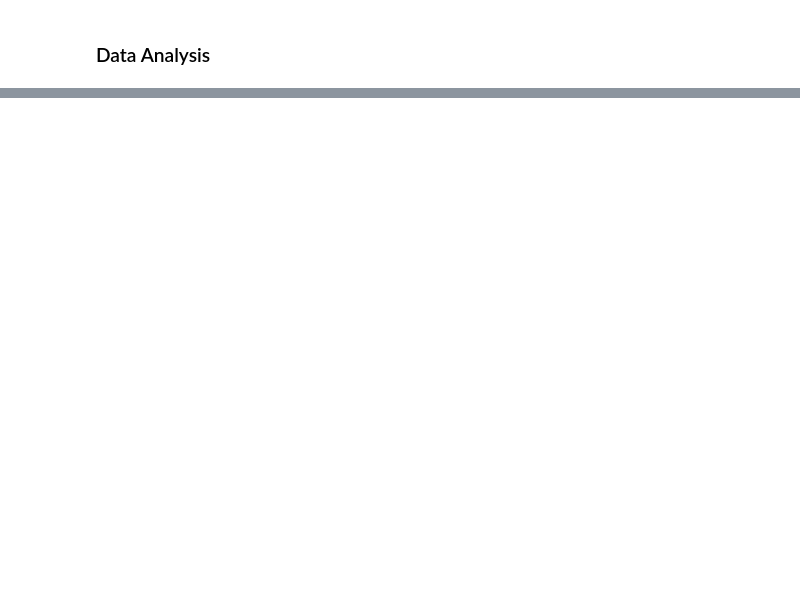
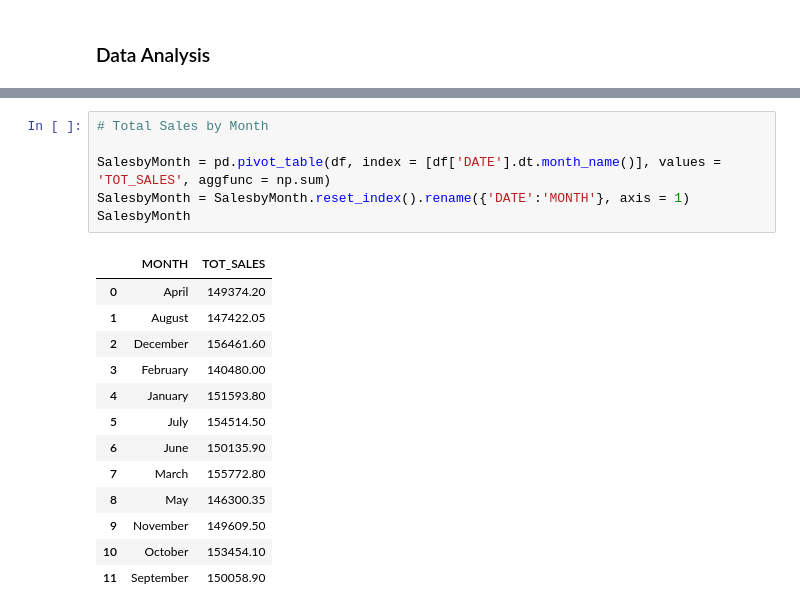
Before and after one commit to mGurjar187/Forage---Quantium-Data-Analytics-Project, a Jupyter notebook: Quantium EDA.ipynb, the cells around one changed output, grey strips where cells are left out. Cells and saved outputs as stored; diff of their text form; blank space fills up the shorter version.

```diff
--- a/Quantium EDA.ipynb
+++ b/Quantium EDA.ipynb
@@ -403,0 +423,20 @@ df.to_csv('Clean_QV_Data.csv', index=False)
+# %%
+# Total Sales by Month
+
+SalesbyMonth = pd.pivot_table(df, index = [df['DATE'].dt.month_name()], values = 'TOT_SALES', aggfunc = np.sum)
+SalesbyMonth = SalesbyMonth.reset_index().rename({'DATE':'MONTH'}, axis = 1)
+SalesbyMonth
+# %% [output]
+|  | MONTH | TOT_SALES |
+| 0 | April | 149374.20 |
+| 1 | August | 147422.05 |
+| 2 | December | 156461.60 |
+| 3 | February | 140480.00 |
+| 4 | January | 151593.80 |
+| 5 | July | 154514.50 |
+| 6 | June | 150135.90 |
+| 7 | March | 155772.80 |
+| 8 | May | 146300.35 |
+| 9 | November | 149609.50 |
+| 10 | October | 153454.10 |
+| 11 | September | 150058.90 |
```
Also changed, not shown: parts of 7 cells of this notebook.
